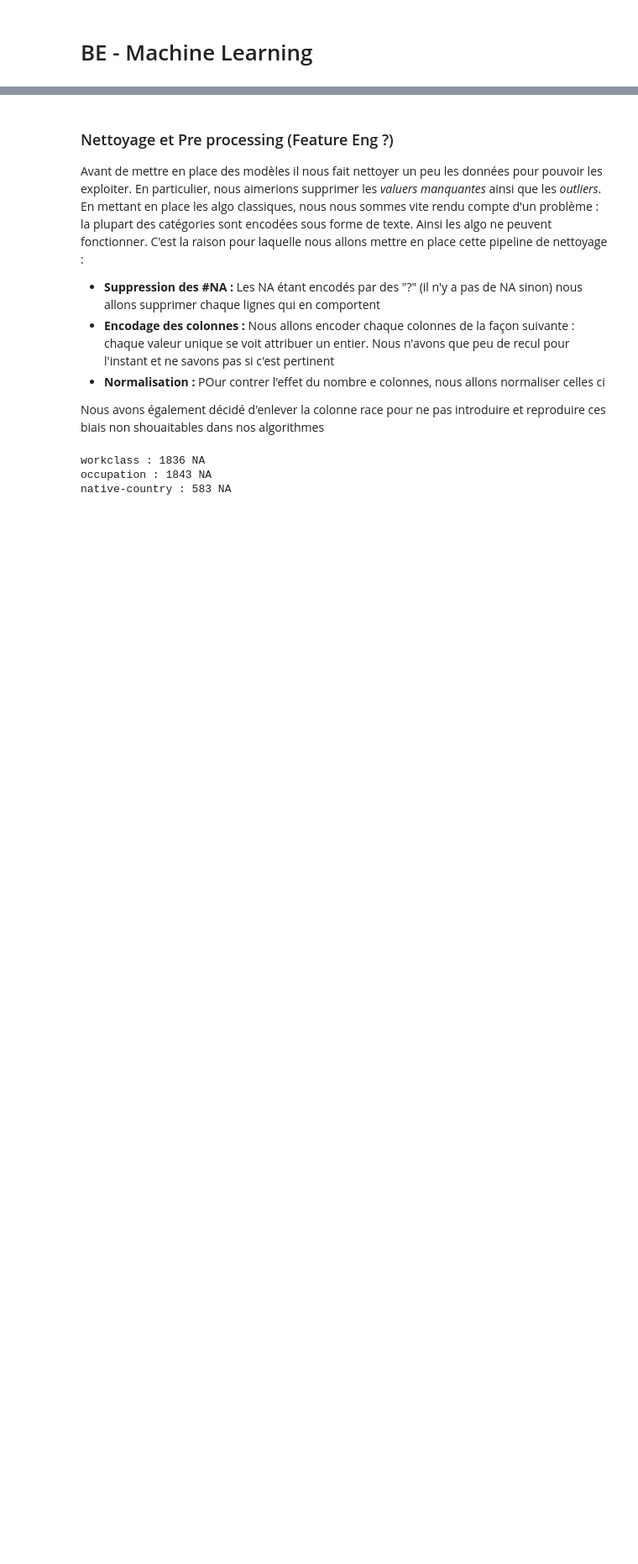
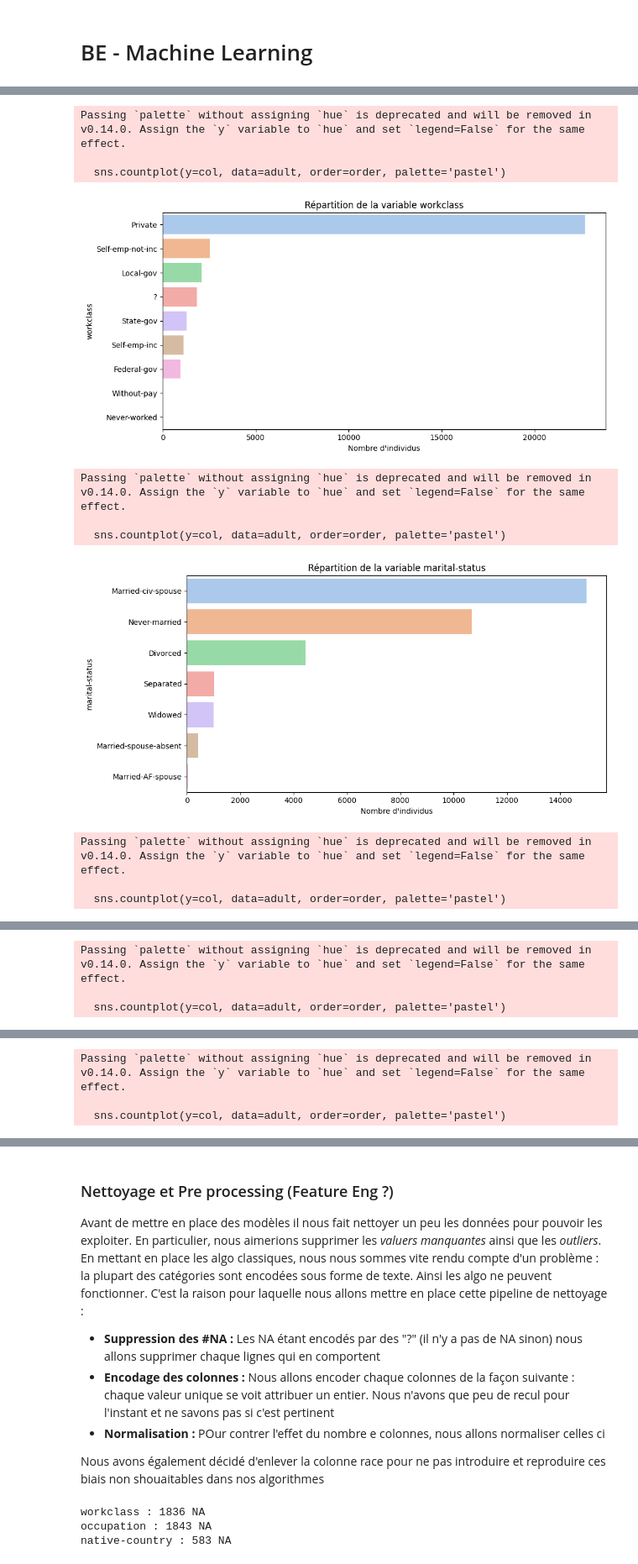
Before and after one commit to alextonon/BE_working_repo, a Jupyter notebook: FSD311_Machine_Learning/BE_ML_Groupe1.ipynb, the cells around one changed output, grey strips where cells are left out. Shown: that part at 84% size. Cells and saved outputs as stored; diff of their text form; code cells hidden in the pictures; blank space fills up the shorter version.

```diff
--- a/FSD311_Machine_Learning/BE_ML_Groupe1.ipynb
+++ b/FSD311_Machine_Learning/BE_ML_Groupe1.ipynb
@@ -20,0 +93,48 @@ print(adult.columns.tolist())
+# %%
+# Liste des variables catégorielles
+categorical_features = ['workclass', 'marital-status', 'occupation',
+                        'relationship', 'race', 'sex', 'native-country', 'education']
+
+#Tableau de comptage pour chaque variable
+# for col in categorical_features:
+#     print(f"\nVariable: {col}")
+#     print(adult[col].value_counts())
+
+# Barplots
+for col in categorical_features:
+    plt.figure(figsize=(10,5))
+
+    if col == 'education':
+        # Trier par education-num pour un ordre logique
+        edu_order = adult[['education', 'education-num']].drop_duplicates().sort_values('education-num')['education']
+        sns.countplot(y=col, data=adult, order=edu_order, palette='viridis')
+        plt.title("Distribution des niveaux d'éducation")
+        plt.xlabel("Nombre d'individus")
+        plt.ylabel("Niveau d'éducation")
+    else:
+        # Trier par fréquence décroissante pour les autres variables
+        order = adult[col].value_counts().index
+        sns.countplot(y=col, data=adult, order=order, palette='pastel')
+        plt.title(f"Répartition de la variable {col}")
+        plt.xlabel("Nombre d'individus")
+        plt.ylabel(col)
+
+    plt.tight_layout()
+    plt.show()
+
+#Table pour education + education-num
+education_mapping = adult[['education', 'education-num']].drop_duplicates().sort_values('education-num')
+print("\nCorrespondance entre education et education-num :")
+print(education_mapping)
+# %% [output]
+Passing `palette` without assigning `hue` is deprecated and will be removed in v0.14.0. Assign the `y` variable to `hue` and set `legend=False` for the same effect.
+
+  sns.countplot(y=col, data=adult, order=order, palette='pastel')
+[figure, added]
+Passing `palette` without assigning `hue` is deprecated and will be removed in v0.14.0. Assign the `y` variable to `hue` and set `legend=False` for the same effect.
+
+  sns.countplot(y=col, data=adult, order=order, palette='pastel')
+[figure, added]
+Passing `palette` without assigning `hue` is deprecated and will be removed in v0.14.0. Assign the `y` variable to `hue` and set `legend=False` for the same effect.
+
+  sns.countplot(y=col, data=adult, order=order, palette='pastel')
@@ -20,0 +142,3 @@ print(adult.columns.tolist())
+Passing `palette` without assigning `hue` is deprecated and will be removed in v0.14.0. Assign the `y` variable to `hue` and set `legend=False` for the same effect.
+
+  sns.countplot(y=col, data=adult, order=order, palette='pastel')
@@ -20,0 +146,3 @@ print(adult.columns.tolist())
+Passing `palette` without assigning `hue` is deprecated and will be removed in v0.14.0. Assign the `y` variable to `hue` and set `legend=False` for the same effect.
+
+  sns.countplot(y=col, data=adult, order=order, palette='pastel')
```
Also changed, not shown: parts of 29 cells of this notebook.
